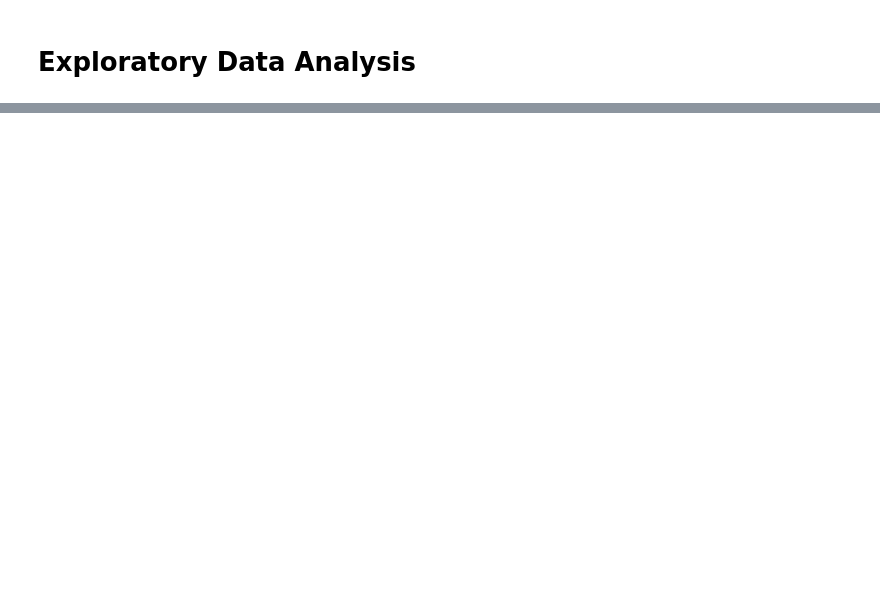
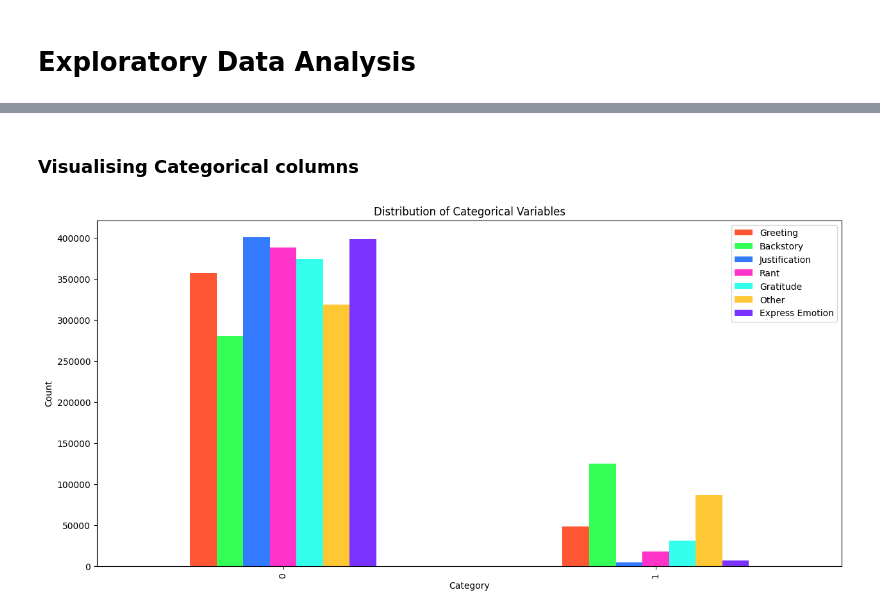
Before and after one commit to guddacandy/Improving-relational-language-understanding-in-IVA-s, a Jupyter notebook: IVA.ipynb, the cells around one changed output, grey strips where cells are left out. Drawn from its saved outputs; the diff is of its cells as text; code cells hidden in the pictures; blank space fills up the shorter version.

```diff
--- a/IVA.ipynb
+++ b/IVA.ipynb
@@ -927,0 +764,15 @@ visualize_categorical_columns(merged_by_threshold)
+# %%
+# Get all numerical columns
+numerical_columns = selected_df.select_dtypes(include=['int64', 'float64']).columns
+
+# Plot histograms for numerical columns
+for column in numerical_columns:
+    plt.figure(figsize=(10, 6))
+    sns.histplot(data=selected_df, x=column, kde=True, color='skyblue')
+    plt.title(f'Distribution of {column}', fontsize=16)
+    plt.xlabel(column, fontsize=14)
+    plt.ylabel("Frequency", fontsize=14)
+    plt.xticks(fontsize=12)
+    plt.yticks(fontsize=12)
+    plt.tight_layout()
+    plt.show()
@@ -927,0 +805,26 @@ visualize_categorical_columns(merged_by_threshold)
+# %% [markdown]
+### Visualising Categorical columns
+# %%
+# List of categorical columns
+categorical_columns = ['Greeting', 'Backstory', 'Justification', 'Rant', 'Gratitude', 'Other', 'Express Emotion']
+
+# Create a new DataFrame to store the value counts of each column
+value_counts_df = pd.DataFrame()
+
+for column in categorical_columns:
+    # Get the value counts of the column
+    value_counts = selected_df[column].value_counts()
+    value_counts_df[column] = value_counts
+
+# Define custom colors
+custom_colors = ['#FF5733', '#33FF57', '#337AFF', '#FF33C7', '#33FFEC', '#FFC733', '#7A33FF']
+
+# Create a bar plot with the custom colors
+value_counts_df.plot(kind='bar', figsize=(15, 7), color=custom_colors)
+
+plt.title('Distribution of Categorical Variables')
+plt.xlabel('Category')
+plt.ylabel('Count')
+plt.show()
+# %% [output]
+[figure, added]
```
Also changed, not shown: parts of 85 cells of this notebook.
